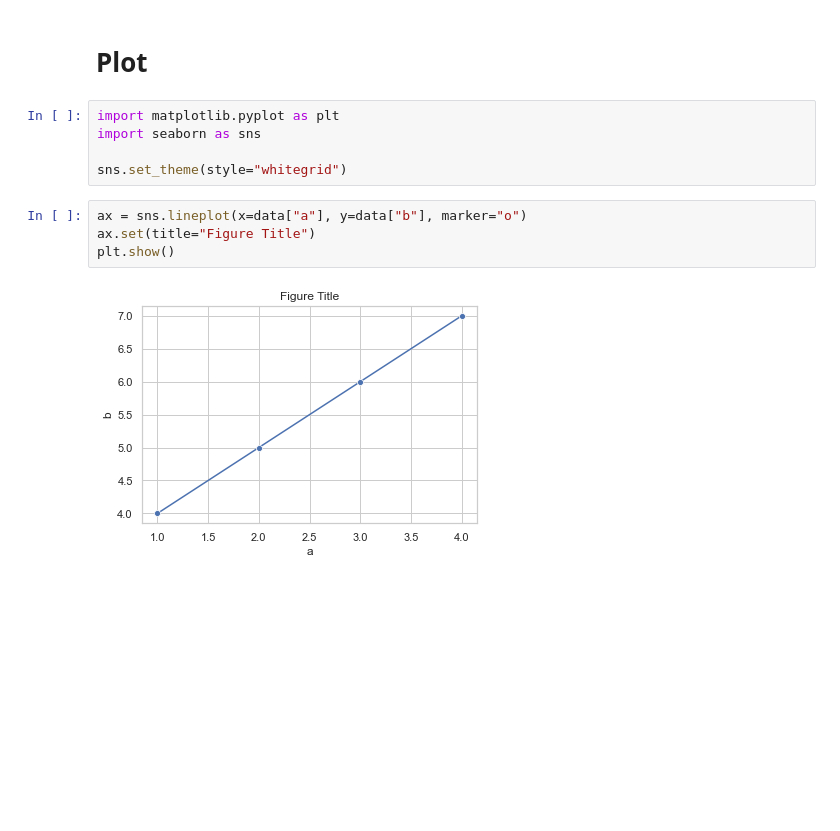
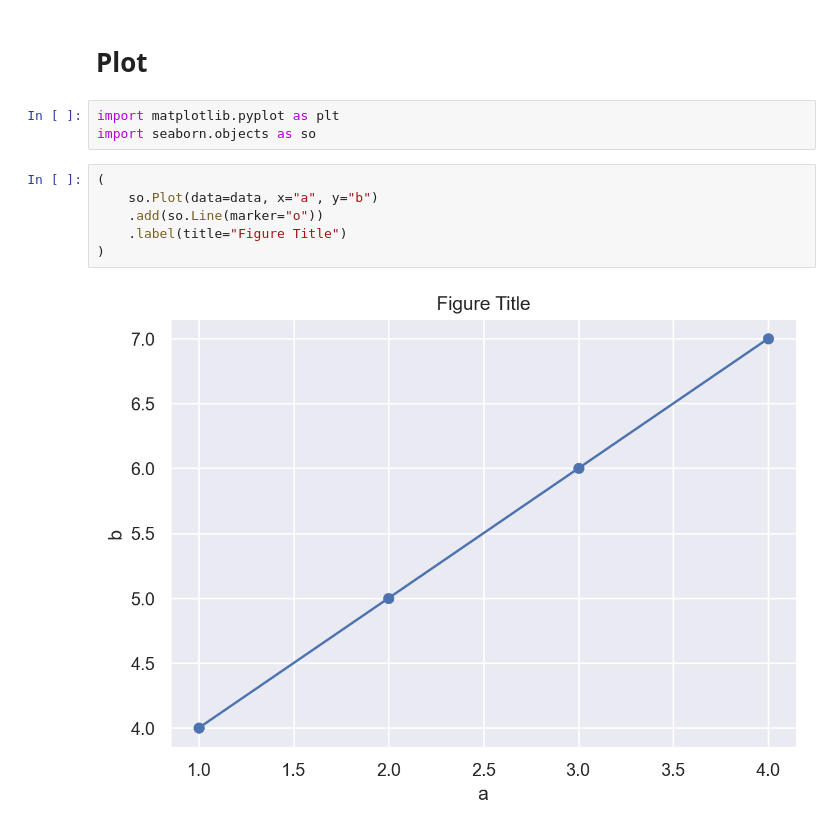
Before and after one commit to JanPalasek/pretty-jupyter-examples, a Jupyter notebook: pdf/pdf.ipynb, the cells around one changed output. Saved outputs shown, nothing was run; the diff lists cells and outputs as text; blank space fills up the shorter version.

```diff
--- a/pdf/pdf.ipynb
+++ b/pdf/pdf.ipynb
@@ -67,12 +70,12 @@ data = pd.DataFrame({"a": [1, 2, 3, 4], "b": [4, 5, 6, 7]})
 # Plot
 # %%
 import matplotlib.pyplot as plt
-import seaborn as sns
-
-sns.set_theme(style="whitegrid")
+import seaborn.objects as so
 # %%
-ax = sns.lineplot(x=data["a"], y=data["b"], marker="o")
-ax.set(title="Figure Title")
-plt.show()
+(
+    so.Plot(data=data, x="a", y="b")
+    .add(so.Line(marker="o"))
+    .label(title="Figure Title")
+)
 # %% [output]
-[figure, old version]
+[figure, new version]
```
Also changed, not shown: parts of 1 cell of this notebook, 16 other files.
